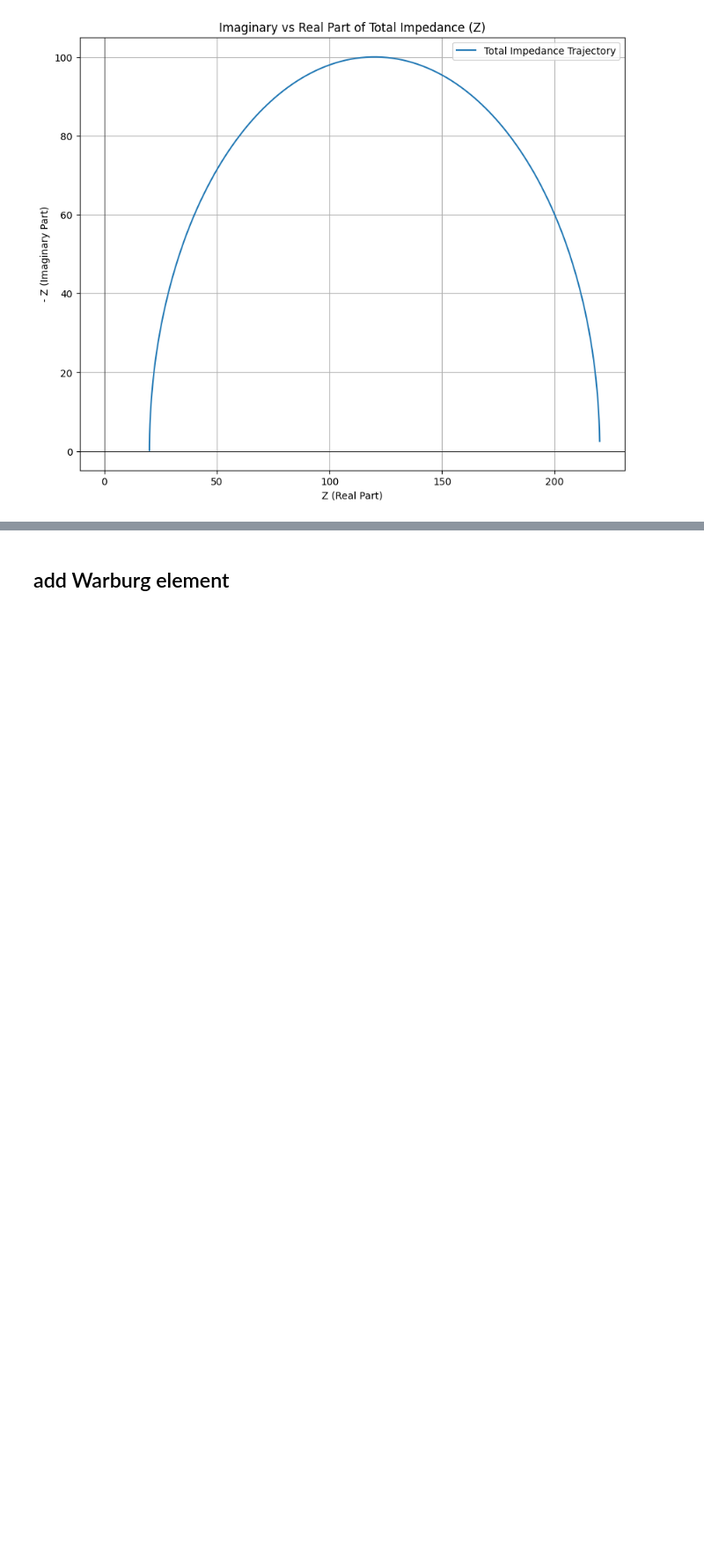
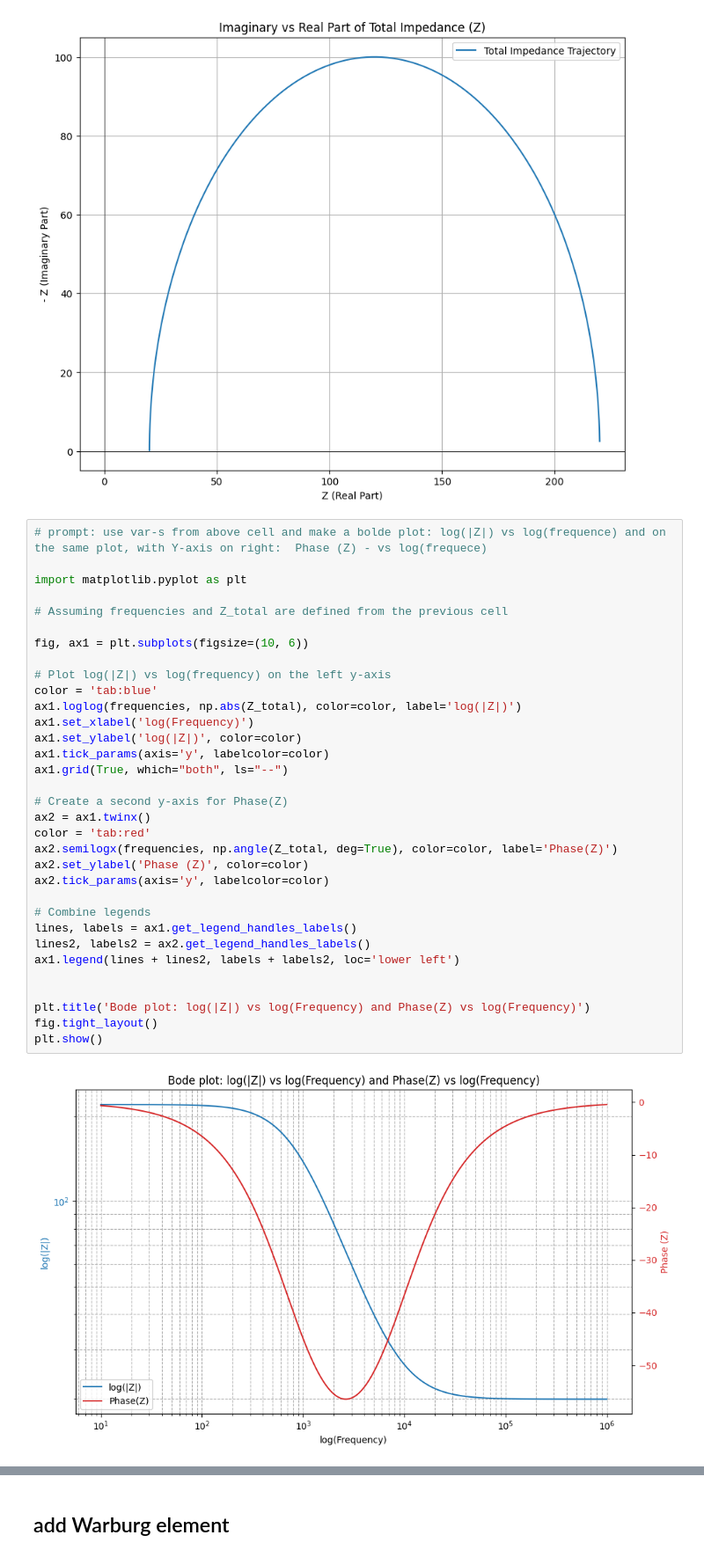
Before and after one commit to Tor91/EIS, a Jupyter notebook: EIS.ipynb, the cells around one changed output, grey strips where cells are left out. Shown at 88% size. Saved outputs shown, nothing was run; the diff lists cells and outputs as text; blank space fills up the shorter version.

```diff
--- a/EIS.ipynb
+++ b/EIS.ipynb
@@ -370,3 +370,38 @@ plt.legend()
 plt.show()
 # %% [output]
 [figure]
+# %%
+# prompt: use var-s from above cell and make a bolde plot: log(|Z|) vs log(frequence) and on the same plot, with Y-axis on right:  Phase (Z) - vs log(frequece)
+
+import matplotlib.pyplot as plt
+
+# Assuming frequencies and Z_total are defined from the previous cell
+
+fig, ax1 = plt.subplots(figsize=(10, 6))
+
+# Plot log(|Z|) vs log(frequency) on the left y-axis
+color = 'tab:blue'
+ax1.loglog(frequencies, np.abs(Z_total), color=color, label='log(|Z|)')
+ax1.set_xlabel('log(Frequency)')
+ax1.set_ylabel('log(|Z|)', color=color)
+ax1.tick_params(axis='y', labelcolor=color)
+ax1.grid(True, which="both", ls="--")
+
+# Create a second y-axis for Phase(Z)
+ax2 = ax1.twinx()
+color = 'tab:red'
+ax2.semilogx(frequencies, np.angle(Z_total, deg=True), color=color, label='Phase(Z)')
+ax2.set_ylabel('Phase (Z)', color=color)
+ax2.tick_params(axis='y', labelcolor=color)
+
+# Combine legends
+lines, labels = ax1.get_legend_handles_labels()
+lines2, labels2 = ax2.get_legend_handles_labels()
+ax1.legend(lines + lines2, labels + labels2, loc='lower left')
+
+
+plt.title('Bode plot: log(|Z|) vs log(Frequency) and Phase(Z) vs log(Frequency)')
+fig.tight_layout()
+plt.show()
+# %% [output]
+[figure, added]
```
Also changed, not shown: parts of 7 cells of this notebook.
